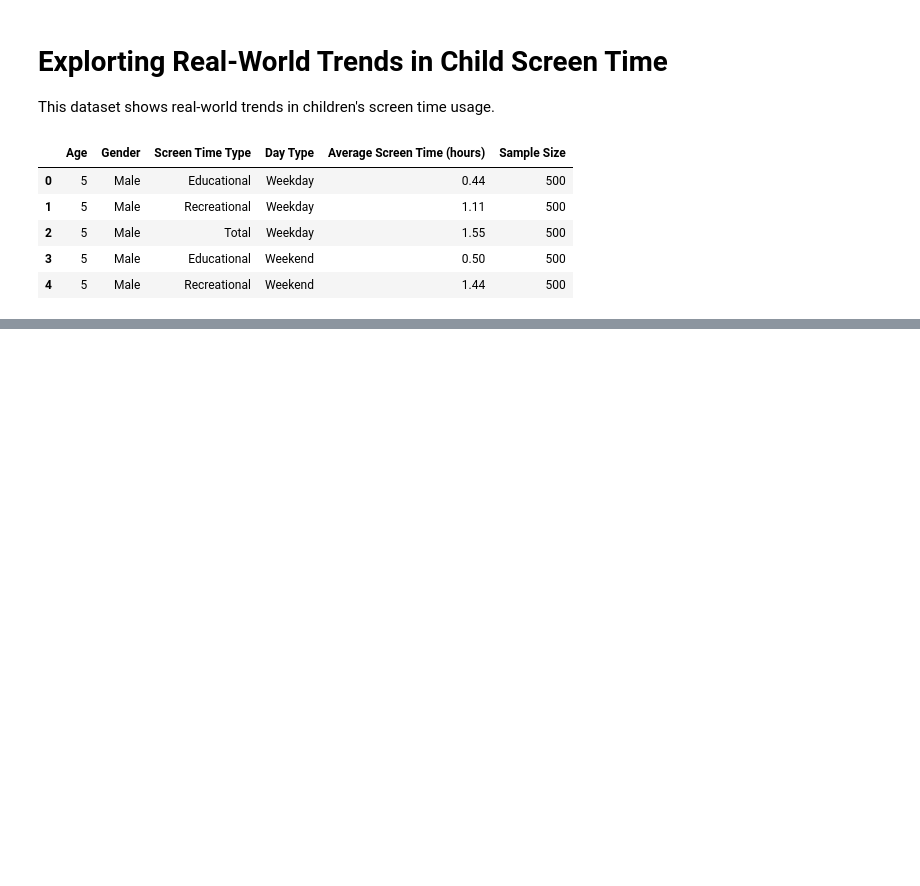
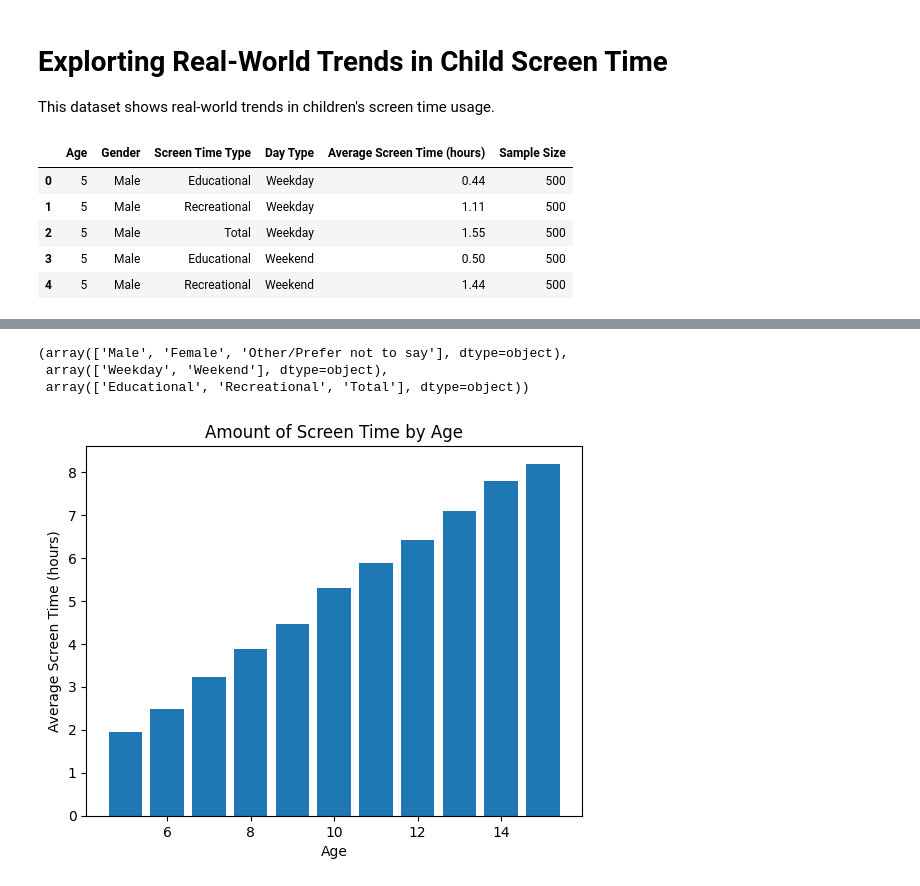
Before and after one commit to MealTeamTrix/Screen-Time, a Jupyter notebook: Untitled.ipynb, the cells around one changed output, grey strips where cells are left out. Drawn from its saved outputs; the diff is of its cells as text; code cells hidden in the pictures; blank space fills up the shorter version.

```diff
--- a/Untitled.ipynb
+++ b/Untitled.ipynb
@@ -23,0 +26,6 @@ df.head()
+# %%
+# Change col names to be easier to work with
+df.columns = ['age', 'gender', 'type', 'day_type', 'average_time_hours', 'sample_size']
+
+# Drop sample size
+df = df.drop('sample_size', axis = 1)
@@ -23,0 +78,16 @@ df.head()
+# %%
+# Identify Unique values
+df['gender'].unique(), df['day_type'].unique(), df['type'].unique()
+# %% [output]
+(array(['Male', 'Female', 'Other/Prefer not to say'], dtype=object),
+ array(['Weekday', 'Weekend'], dtype=object),
+ array(['Educational', 'Recreational', 'Total'], dtype=object))
+# %%
+# View Screen Time by Age
+plt.bar(df['age'], df['average_time_hours'])
+plt.xlabel('Age')
+plt.ylabel('Average Screen Time (hours)')
+plt.title('Amount of Screen Time by Age')
+plt.show()
+# %% [output]
+[figure, added]
```
Also changed, not shown: parts of 6 cells of this notebook.
